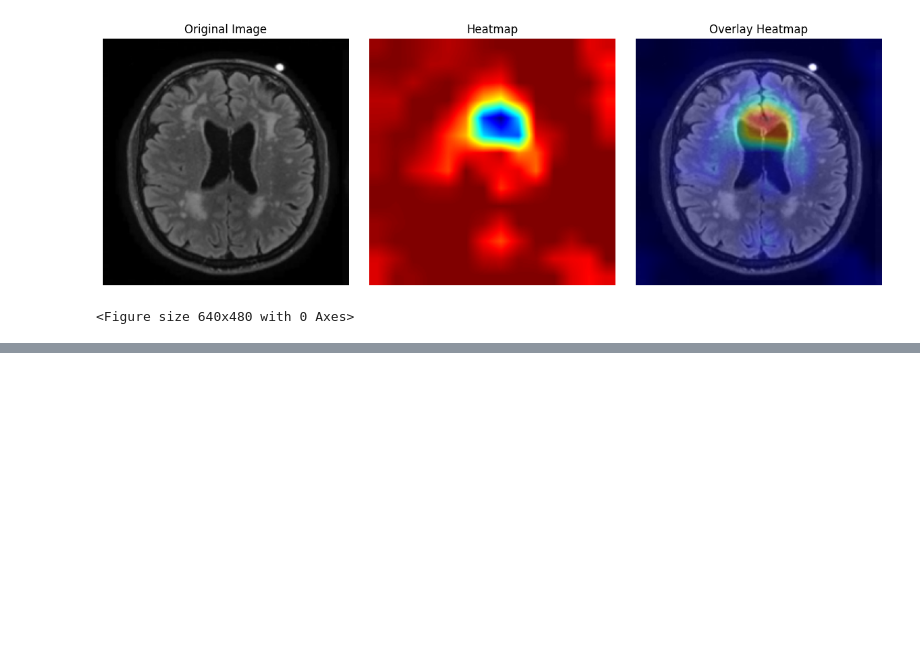
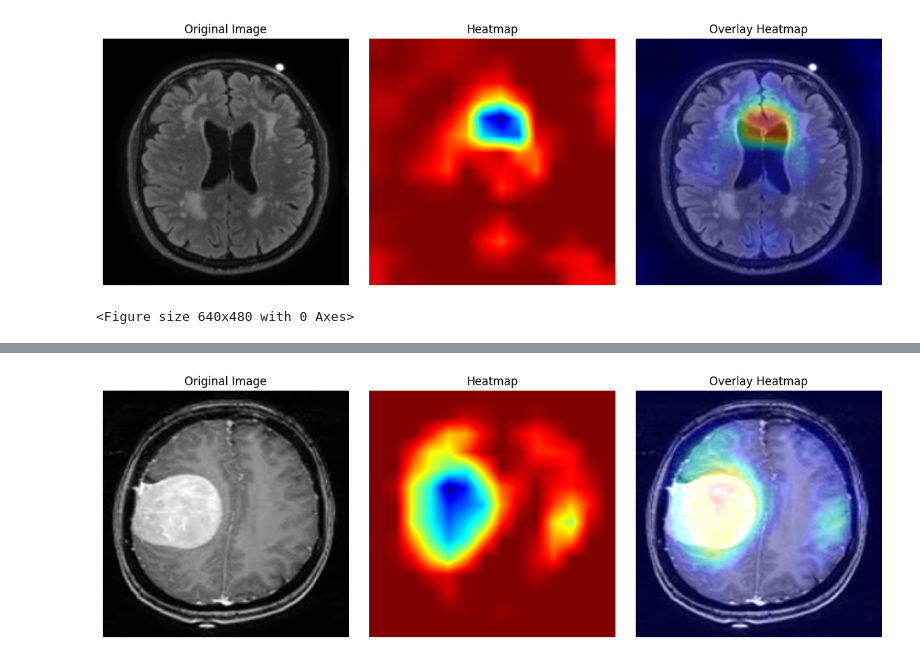
Before and after one commit to barta3235/working_model_vgg16, a Jupyter notebook: working_model_vgg16.ipynb, the cells around one changed output, grey strips where cells are left out. Drawn from its saved outputs; the diff is of its cells as text; code cells hidden in the pictures; blank space fills up the shorter version.

```diff
--- a/working_model_vgg16.ipynb
+++ b/working_model_vgg16.ipynb
@@ -919,0 +928,89 @@ save_and_display_gradcam(img_path, heatmap)
+# %%
+import numpy as np
+import tensorflow as tf
+from tensorflow.keras.preprocessing import image
+from tensorflow.keras.applications.vgg16 import preprocess_input
+import matplotlib.pyplot as plt
+import cv2
+
+model_path = '/content/drive/MyDrive/work_temp/model_vgg16_new'
+
+# Load the pre-trained model
+model = load_model(model_path)
+
+
+# Preprocess the image
+def load_preprocess_image(img_path):
+    img = image.load_img(img_path, target_size=(224, 224))
+    img_array = image.img_to_array(img)
+    img_array_expanded_dims = np.expand_dims(img_array, axis=0)
+    return preprocess_input(img_array_expanded_dims)
+
+# Load and preprocess your image
+img_path = '/content/drive/MyDrive/sampleImagesToTest/Y1.jpg'  # Update with your path
+preprocessed_img = load_preprocess_image(img_path)
+
+# Grad-CAM algorithm
+def make_gradcam_heatmap(img_array, model, last_conv_layer_name, pred_index=None):
+    grad_model = tf.keras.models.Model(
+        [model.inputs], [model.get_layer(last_conv_layer_name).output, model.output]
+    )
+
+    with tf.GradientTape() as tape:
+        last_conv_layer_output, preds = grad_model(img_array)
+        if pred_index is None:
+            pred_index = tf.argmax(preds[0])
+        class_channel = preds[:, pred_index]
+
+    grads = tape.gradient(class_channel, last_conv_layer_output)
+    pooled_grads = tf.reduce_mean(grads, axis=(0, 1, 2))
+    last_conv_layer_output = last_conv_layer_output[0]
+    heatmap = last_conv_layer_output @ pooled_grads[..., tf.newaxis]
+    heatmap = tf.squeeze(heatmap)
+    heatmap = tf.maximum(heatmap, 0) / tf.math.reduce_max(heatmap)
+    return heatmap.numpy()
+
+# Create the heatmap
+last_conv_layer_name = 'block5_conv3'  # Update with your last conv layer name
+heatmap = make_gradcam_heatmap(preprocessed_img, model, last_conv_layer_name)
+
+# Superimpose the heatmap over the original image
+def save_and_display_gradcam(img_path, heatmap, alpha=0.4):
+    img = cv2.imread(img_path)
+    img = cv2.resize(img, (224, 224))  # Resize to the same size as model input
+    heatmap = cv2.resize(heatmap, (img.shape[1], img.shape[0]))  # Resize heatmap
+    heatmap = np.uint8(255 * heatmap)
+    heatmap = cv2.applyColorMap(heatmap, cv2.COLORMAP_JET)
+    superimposed_img = heatmap * alpha + img
+    superimposed_img = np.clip(superimposed_img, 0, 255).astype(np.uint8)
+
+    # Create a figure to display original, heatmap, and overlay
+    plt.figure(figsize=(12, 4))
+
+    # Original image
+    plt.subplot(1, 3, 1)
+    plt.imshow(cv2.cvtColor(img, cv2.COLOR_BGR2RGB))
+    plt.title('Original Image')
+    plt.axis('off')
+
+    # Heatmap
+    plt.subplot(1, 3, 2)
+    plt.imshow(heatmap)
+    plt.title('Heatmap')
+    plt.axis('off')
+
+    # Overlay
+    plt.subplot(1, 3, 3)
+    plt.imshow(cv2.cvtColor(superimposed_img, cv2.COLOR_BGR2RGB))
+    plt.title('Overlay Heatmap')
+    plt.axis('off')
+
+    # Show and save the figure
+    plt.tight_layout()
+    plt.show()
+    plt.savefig('/content/drive/MyDrive/work_temp/gradcam_composite.jpg')
+
+# Apply Grad-CAM
+save_and_display_gradcam(img_path, heatmap)
+# %% [output]
+[figure, added]
```
Also changed, not shown: parts of 9 cells of this notebook.
